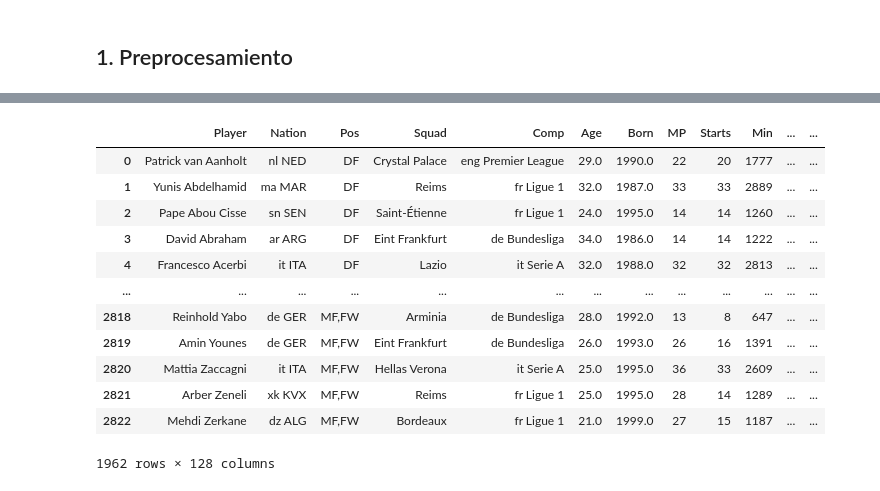
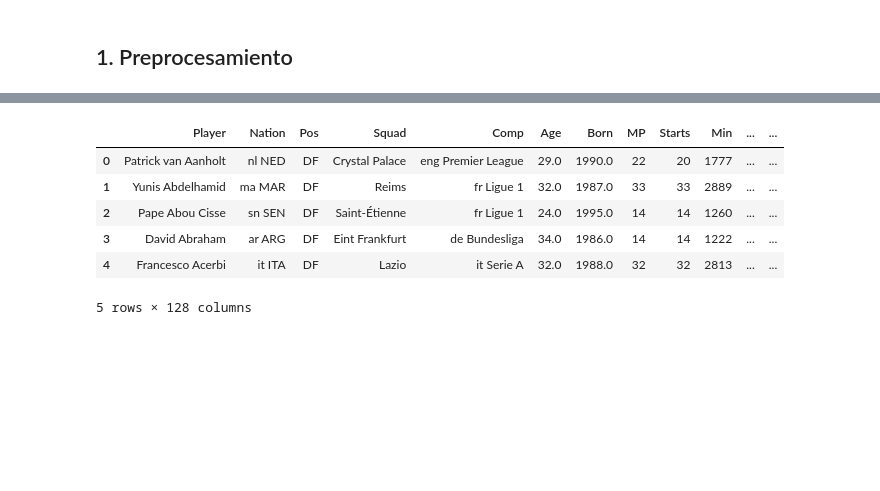
Before and after one commit to joacokoif/tp2_fulbo_ldd, a Jupyter notebook: tp2_LDD_Futbol_Analytics.ipynb, the cells around one changed output, grey strips where cells are left out. Cells and saved outputs as stored; diff of their text form; code cells hidden in the pictures; blank space fills up the shorter version.

```diff
--- a/tp2_LDD_Futbol_Analytics.ipynb
+++ b/tp2_LDD_Futbol_Analytics.ipynb
@@ -6,8 +15,8 @@ import pandas as pd
 ## 1. Preprocesamiento
 # %%
 # 1. Cargar en un DataFrame los datos del archivo FBRef2020-21.csv.
-data_fubol = pd.read_csv('FBRef2020-21.csv')
-data_fubol
+data_futbol = pd.read_csv('FBRef2020-21.csv')
+data_futbol.head()
 # %% [output]
 |  | Player | Nation | Pos | Squad | Comp | Age | Born | MP | Starts | Min | ... | ... |
 | 0 | Patrick van Aanholt | nl NED | DF | Crystal Palace | eng Premier League | 29.0 | 1990.0 | 22 | 20 | 1777 | ... | ... |
@@ -25,19 +28,12 @@ data_fubol
 # %%
 # 2. Eliminar a los jugadores que jugaron menos de 500 minutos en la temporada (columna Min).
-data_fubol.drop(data_fubol[(data_fubol['Min'] < 500)].index, inplace=True)
-data_fubol
+data_futbol.drop(data_futbol[(data_futbol['Min'] < 500)].index, inplace=True)
 # %% [output]
 |  | Player | Nation | Pos | Squad | Comp | Age | Born | MP | Starts | Min | ... | ... |
 | 0 | Patrick van Aanholt | nl NED | DF | Crystal Palace | eng Premier League | 29.0 | 1990.0 | 22 | 20 | 1777 | ... | ... |
 | 1 | Yunis Abdelhamid | ma MAR | DF | Reims | fr Ligue 1 | 32.0 | 1987.0 | 33 | 33 | 2889 | ... | ... |
 | 2 | Pape Abou Cisse | sn SEN | DF | Saint-Étienne | fr Ligue 1 | 24.0 | 1995.0 | 14 | 14 | 1260 | ... | ... |
 | 3 | David Abraham | ar ARG | DF | Eint Frankfurt | de Bundesliga | 34.0 | 1986.0 | 14 | 14 | 1222 | ... | ... |
 | 4 | Francesco Acerbi | it ITA | DF | Lazio | it Serie A | 32.0 | 1988.0 | 32 | 32 | 2813 | ... | ... |
-| ... | ... | ... | ... | ... | ... | ... | ... | ... | ... | ... | ... | ... |
-| 2818 | Reinhold Yabo | de GER | MF,FW | Arminia | de Bundesliga | 28.0 | 1992.0 | 13 | 8 | 647 | ... | ... |
-| 2819 | Amin Younes | de GER | MF,FW | Eint Frankfurt | de Bundesliga | 26.0 | 1993.0 | 26 | 16 | 1391 | ... | ... |
-| 2820 | Mattia Zaccagni | it ITA | MF,FW | Hellas Verona | it Serie A | 25.0 | 1995.0 | 36 | 33 | 2609 | ... | ... |
-| 2821 | Arber Zeneli | xk KVX | MF,FW | Reims | fr Ligue 1 | 25.0 | 1995.0 | 28 | 14 | 1289 | ... | ... |
-| 2822 | Mehdi Zerkane | dz ALG | MF,FW | Bordeaux | fr Ligue 1 | 21.0 | 1999.0 | 27 | 15 | 1187 | ... | ... |
-1962 rows × 128 columns
+5 rows × 128 columns
 # %%
```
Also changed, not shown: parts of 10 cells of this notebook.
